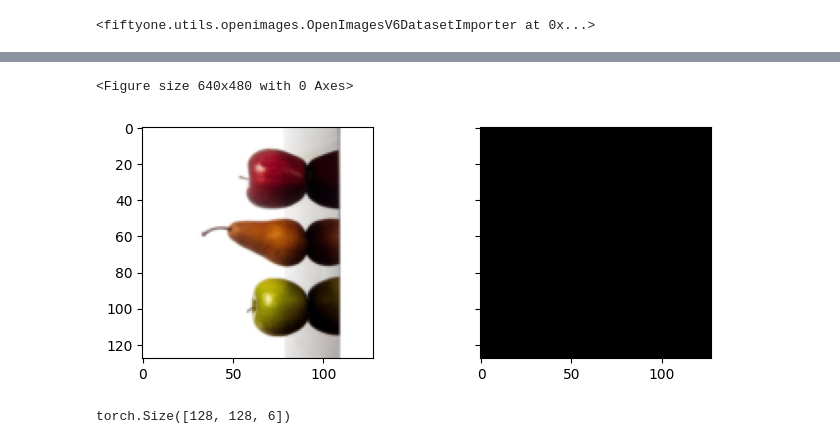
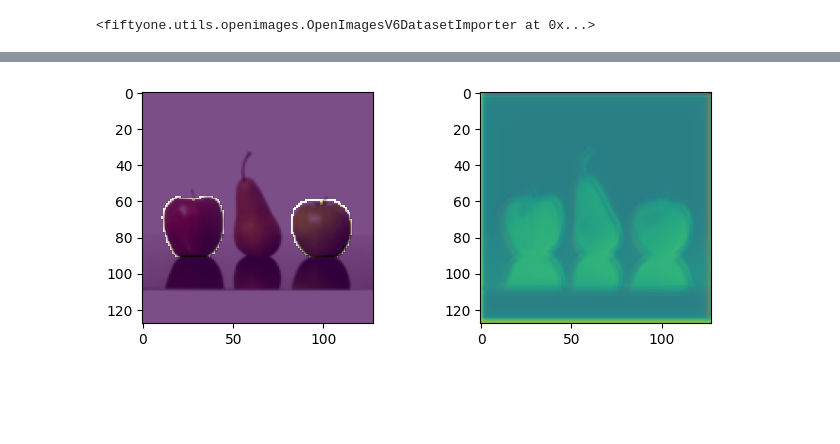
Before and after one commit to domanteli0/gmm, a Jupyter notebook: lab3.ipynb, the cells around one changed output, grey strips where cells are left out. Saved outputs shown, nothing was run; the diff lists cells and outputs as text; code cells hidden in the pictures; blank space fills up the shorter version.

```diff
--- a/lab3.ipynb
+++ b/lab3.ipynb
@@ -235,14 +267,14 @@ torch.save(model, 'lab3/model_attempt1.pth')
 # %%
 model = torch.load('lab3/model_attempt1.pth').to(device)
 
 img, true_mask = valid_dataset[40]
-true_masks = true_mask
-# mask = model(img.unsqueeze(0).to(device)).cpu().detach().squeeze(0)
+y = true_mask
+mask = model(img.unsqueeze(0).to(device)).cpu().detach().squeeze(0)
 
-# aggregated_mask = lab3ds.aggregate_detections(mask)
-show_image(img, mask_to_rgb_image(true_masks.permute(2, 1, 0), classes = cs.classes))
-true_masks.permute(2, 1, 0).shape
+# aggregated_mask = lab3.dataset.aggregate_detections(mask)
+
+fig, (ax1, ax2) = plt.subplots(1, 2, figsize= (8, 3))
+display_img_with_masks(ax1, img, true_mask)
+display_img_with_masks(ax2, img, mask)
 # %% [output]
-<Figure size 640x480 with 0 Axes>
-[figure, old version]
+[figure, new version]
-torch.Size([128, 128, 6])
```
Also changed, not shown: parts of 8 cells of this notebook, 7 other files.
